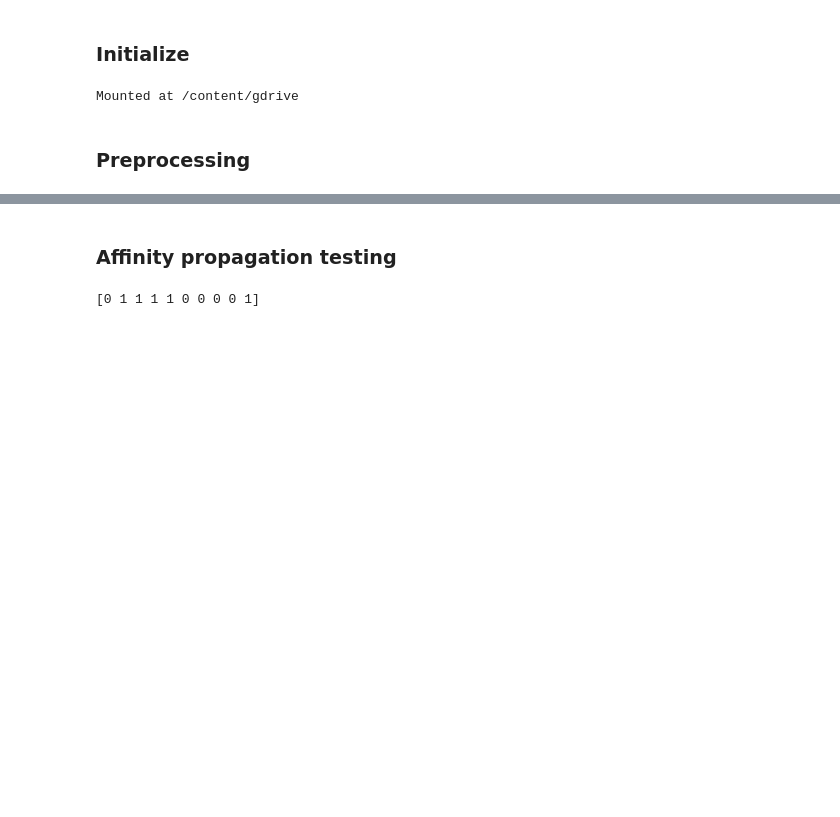
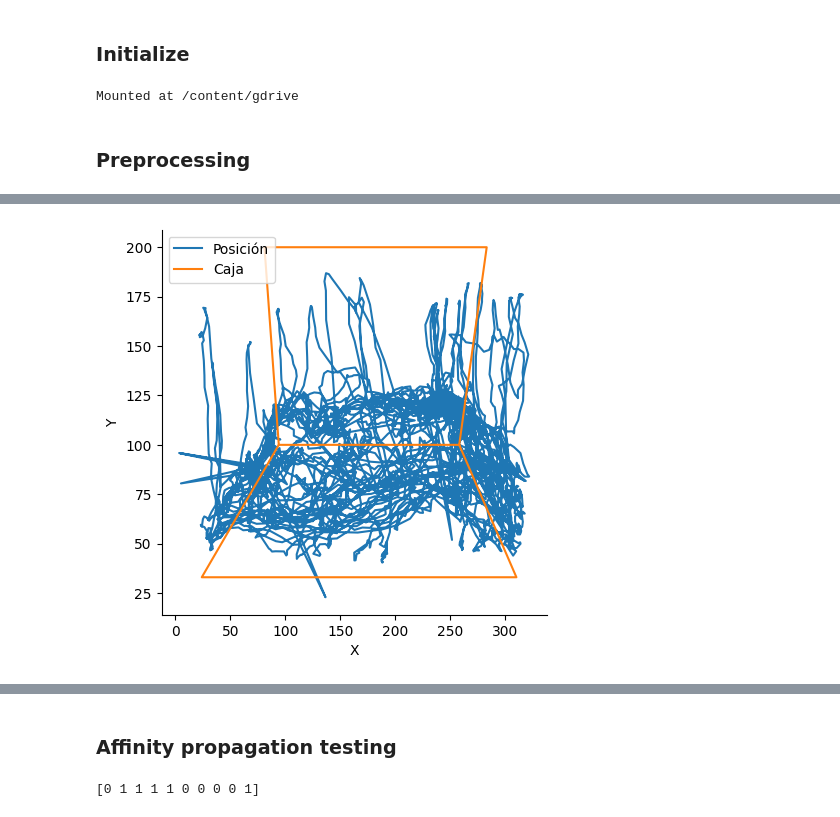
Before and after one commit to Gonzalo-Ortega/Behabioral-Boxes-GUI, a Jupyter notebook: Analysis_Gonzalo.ipynb, the cells around one changed output, grey strips where cells are left out. Cells and saved outputs as stored; diff of their text form; code cells hidden in the pictures; blank space fills up the shorter version.

```diff
--- a/Analysis_Gonzalo.ipynb
+++ b/Analysis_Gonzalo.ipynb
@@ -1440,0 +1431,4 @@ for data in data_lateral_dfs:
+# %%
+figure_trayectory(dfs_raw_l, 0, point='Head', format='Lateral', save_name='raw-trayectory-lateral-4128-2020-12-02')
+# %% [output]
+[figure, added]
```
Also changed, not shown: parts of 47 cells of this notebook.
